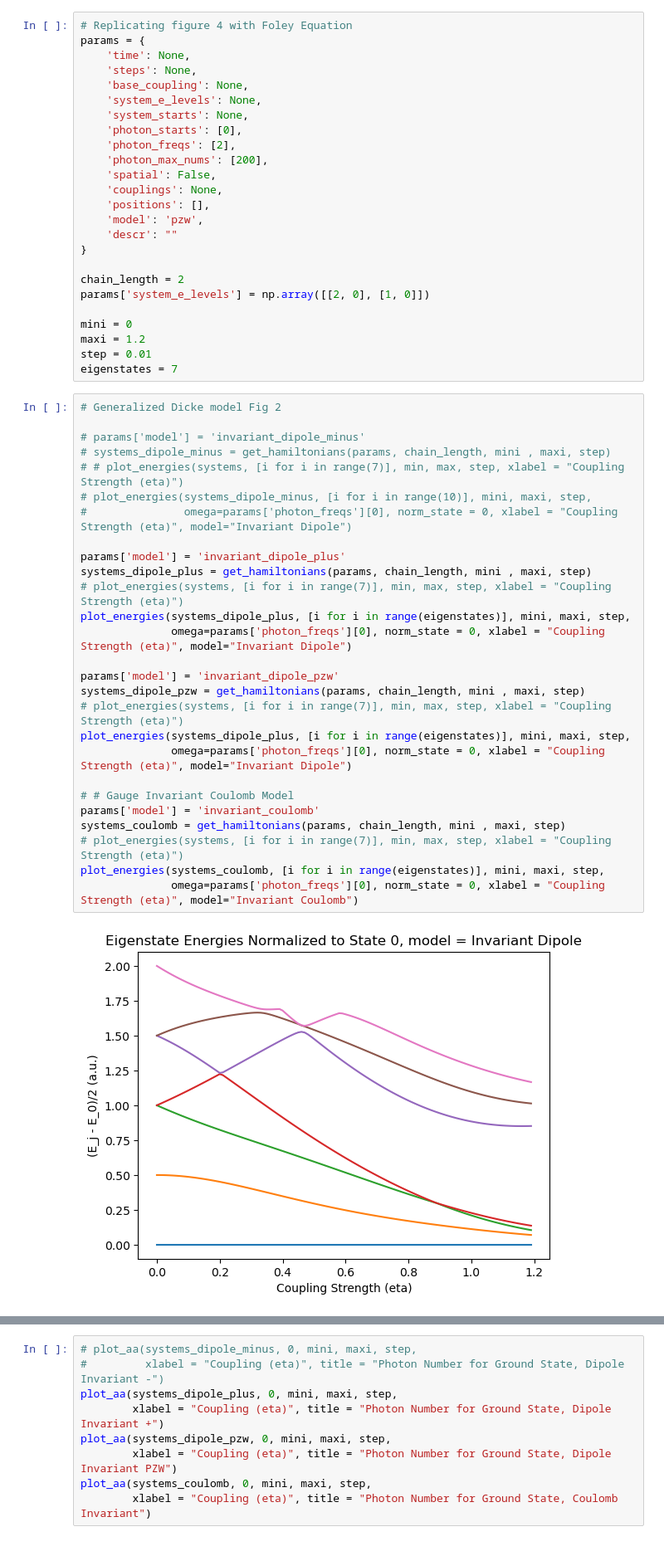
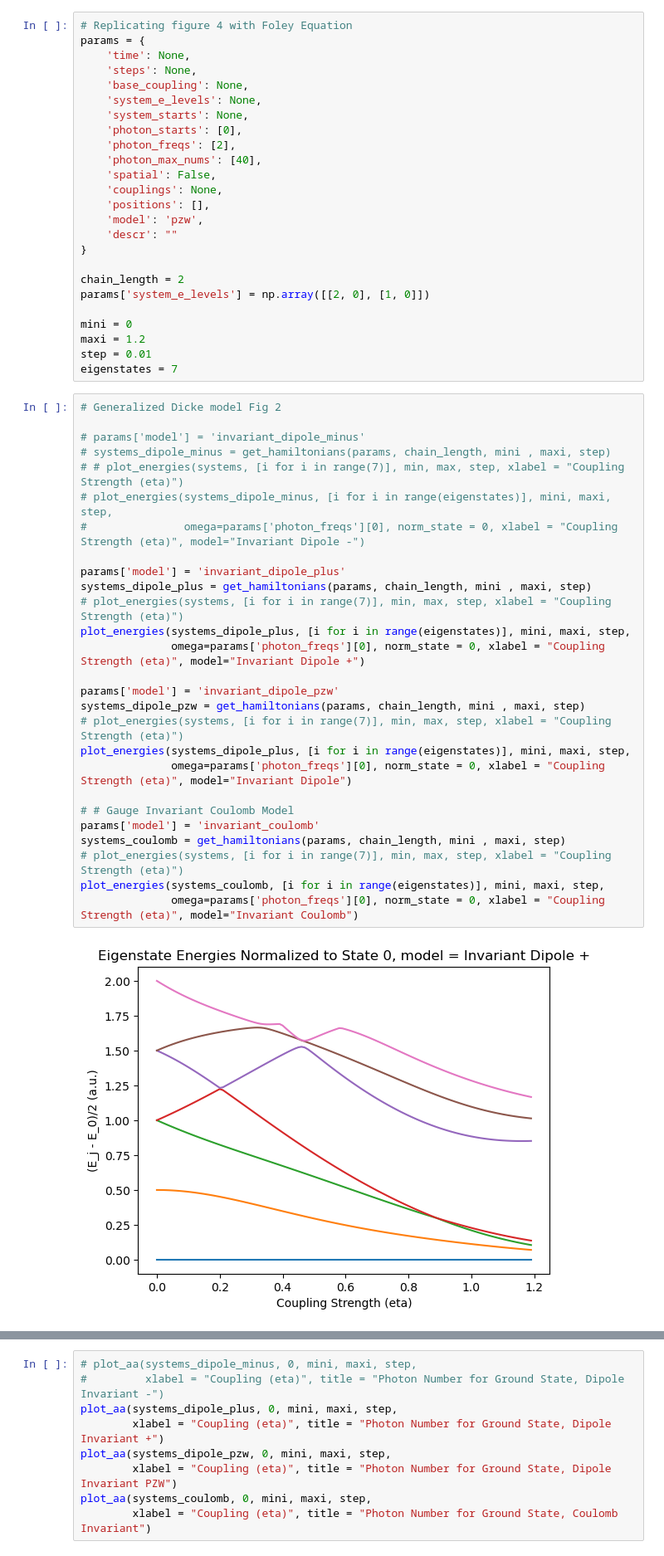
Before and after one commit to ADam1an1/mls_proj, a Jupyter notebook: dicke_model/rep_fig4_invariant.ipynb, the cells around one changed output, grey strips where cells are left out. Shown at 83% size. Saved outputs shown, nothing was run; the diff lists cells and outputs as text.

```diff
--- a/dicke_model/rep_fig4_invariant.ipynb
+++ b/dicke_model/rep_fig4_invariant.ipynb
@@ -25,7 +28,7 @@ params = {
     'system_starts': None,
     'photon_starts': [0],
     'photon_freqs': [2],
-    'photon_max_nums': [200],
+    'photon_max_nums': [40],
     'spatial': False,
     'couplings': None,
     'positions': [],
@@ -43,32 +46,32 @@ eigenstates = 7
 # %%
 # Generalized Dicke model Fig 2
 
 # params['model'] = 'invariant_dipole_minus'
 # systems_dipole_minus = get_hamiltonians(params, chain_length, mini , maxi, step)
 # # plot_energies(systems, [i for i in range(7)], min, max, step, xlabel = "Coupling Strength (eta)")
-# plot_energies(systems_dipole_minus, [i for i in range(10)], mini, maxi, step,
-#               omega=params['photon_freqs'][0], norm_state = 0, xlabel = "Coupling Strength (eta)", model="Invariant Dipole")
+# plot_energies(systems_dipole_minus, [i for i in range(eigenstates)], mini, maxi, step,
+#               omega=params['photon_freqs'][0], norm_state = 0, xlabel = "Coupling Strength (eta)", model="Invariant Dipole -")
 
 params['model'] = 'invariant_dipole_plus'
 systems_dipole_plus = get_hamiltonians(params, chain_length, mini , maxi, step)
 # plot_energies(systems, [i for i in range(7)], min, max, step, xlabel = "Coupling Strength (eta)")
 plot_energies(systems_dipole_plus, [i for i in range(eigenstates)], mini, maxi, step,
-              omega=params['photon_freqs'][0], norm_state = 0, xlabel = "Coupling Strength (eta)", model="Invariant Dipole")
+              omega=params['photon_freqs'][0], norm_state = 0, xlabel = "Coupling Strength (eta)", model="Invariant Dipole +")
 
 params['model'] = 'invariant_dipole_pzw'
 systems_dipole_pzw = get_hamiltonians(params, chain_length, mini , maxi, step)
 # plot_energies(systems, [i for i in range(7)], min, max, step, xlabel = "Coupling Strength (eta)")
 plot_energies(systems_dipole_plus, [i for i in range(eigenstates)], mini, maxi, step,
               omega=params['photon_freqs'][0], norm_state = 0, xlabel = "Coupling Strength (eta)", model="Invariant Dipole")
 
 # # Gauge Invariant Coulomb Model
 params['model'] = 'invariant_coulomb'
 systems_coulomb = get_hamiltonians(params, chain_length, mini , maxi, step)
 # plot_energies(systems, [i for i in range(7)], min, max, step, xlabel = "Coupling Strength (eta)")
 plot_energies(systems_coulomb, [i for i in range(eigenstates)], mini, maxi, step,
               omega=params['photon_freqs'][0], norm_state = 0, xlabel = "Coupling Strength (eta)", model="Invariant Coulomb")
 # %% [output]
-[figure, old version]
+[figure, new version]
 [figure]
 [figure]
 # %%
```
Also changed, not shown: parts of 2 cells of this notebook, 20 other files.
